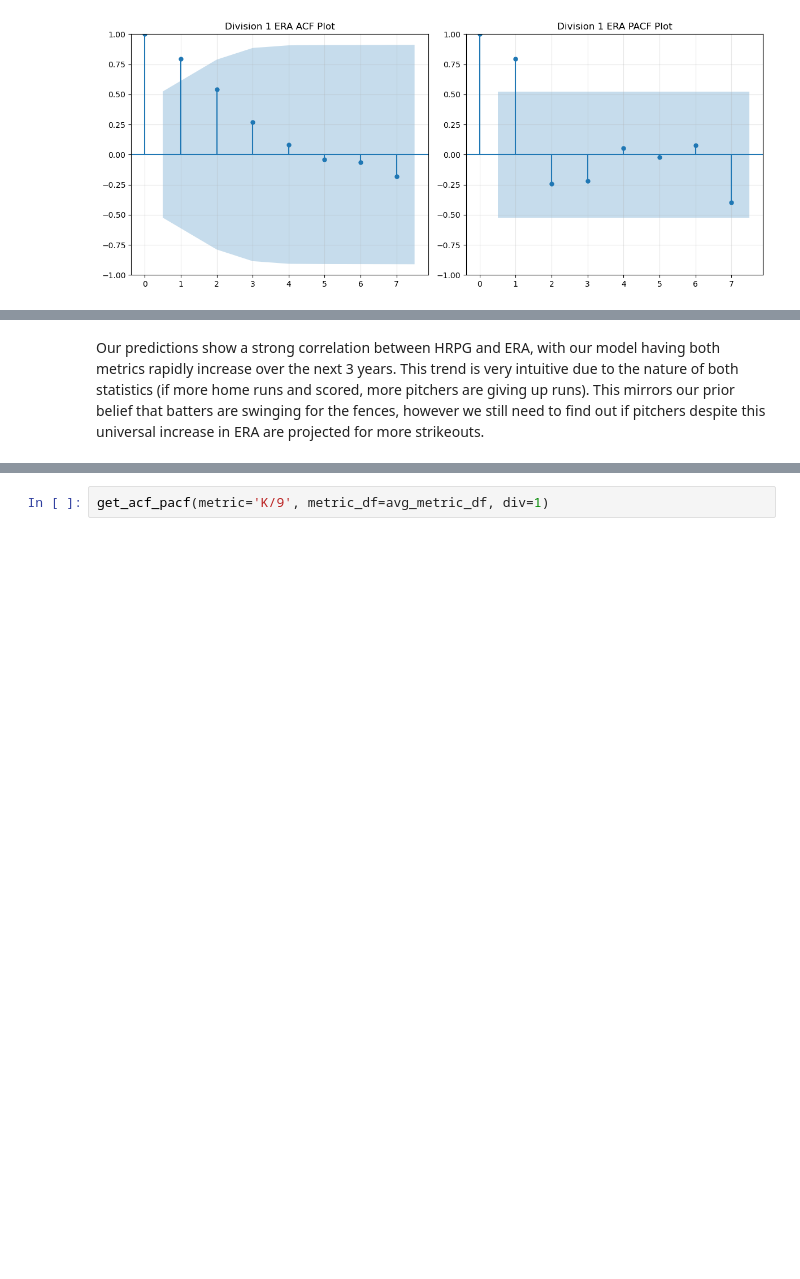
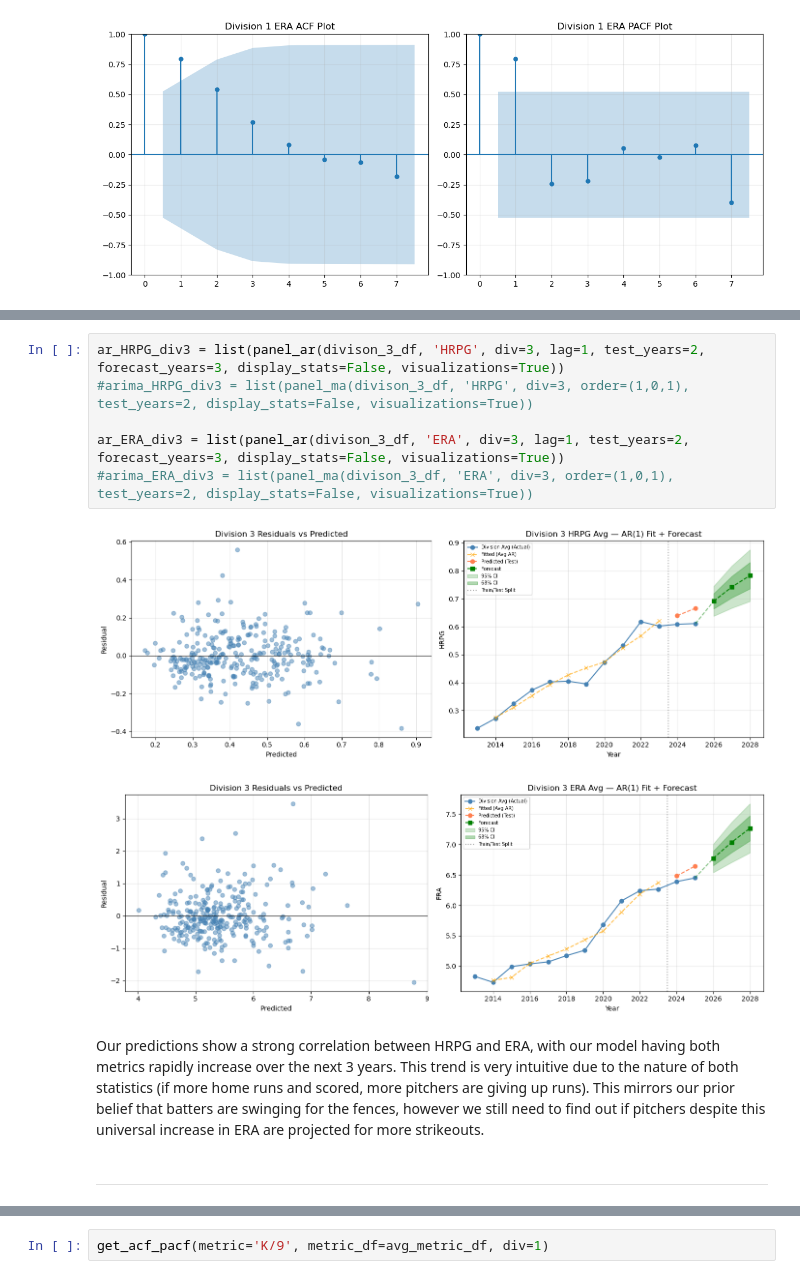
Before and after one commit to jeremym3817/DS4420-BiggsMarino-Final-Project, a Jupyter notebook: Jeremy Marino - DS4420 TimeSeries.ipynb, the cells around one changed output, grey strips where cells are left out. Cells and saved outputs as stored; diff of their text form; blank space fills up the shorter version.

```diff
--- a/Jeremy Marino - DS4420 TimeSeries.ipynb
+++ b/Jeremy Marino - DS4420 TimeSeries.ipynb
@@ -940,3 +952,14 @@ Panel AR(1) for Division 1 HRPG
+# %%
+ar_HRPG_div3 = list(panel_ar(divison_3_df, 'HRPG', div=3, lag=1, test_years=2, forecast_years=3, display_stats=False, visualizations=True))
+#arima_HRPG_div3 = list(panel_ma(divison_3_df, 'HRPG', div=3, order=(1,0,1), test_years=2, display_stats=False, visualizations=True))
+
+ar_ERA_div3 = list(panel_ar(divison_3_df, 'ERA', div=3, lag=1, test_years=2, forecast_years=3, display_stats=False, visualizations=True))
+#arima_ERA_div3 = list(panel_ma(divison_3_df, 'ERA', div=3, order=(1,0,1), test_years=2, display_stats=False, visualizations=True))
+# %% [output]
+[figure, added]
+[figure, added]
 # %% [markdown]
 Our predictions show a strong correlation between HRPG and ERA, with our model having both metrics rapidly increase over the next 3 years. This trend is very intuitive due to the nature of both statistics (if more home runs and scored, more pitchers are giving up runs). This mirrors our prior belief that batters are swinging for the fences, however we still need to find out if pitchers despite this universal increase in ERA are projected for more strikeouts.
+# %% [markdown]
+***
 # %% [markdown]
```
Also changed, not shown: parts of 47 cells of this notebook.
